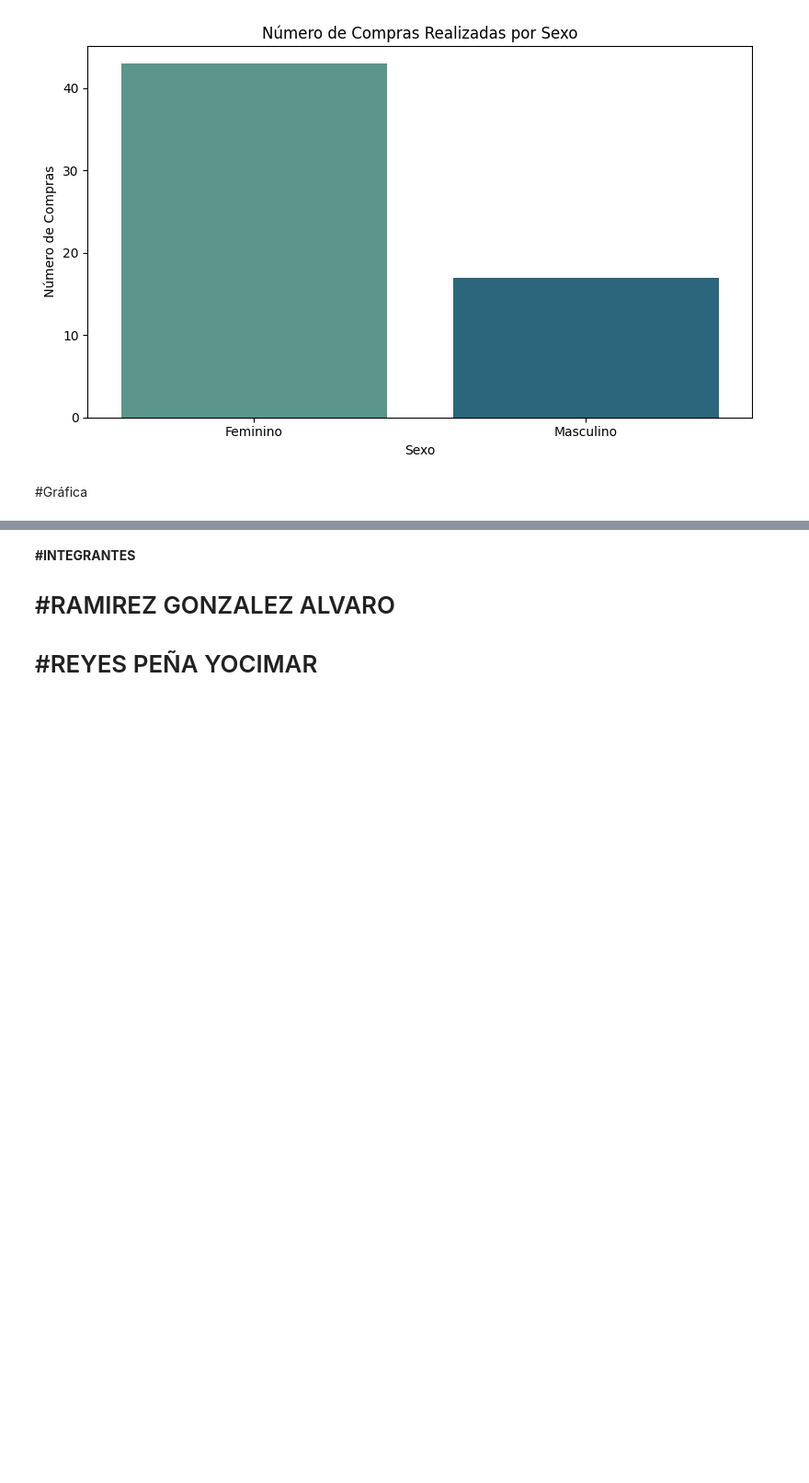
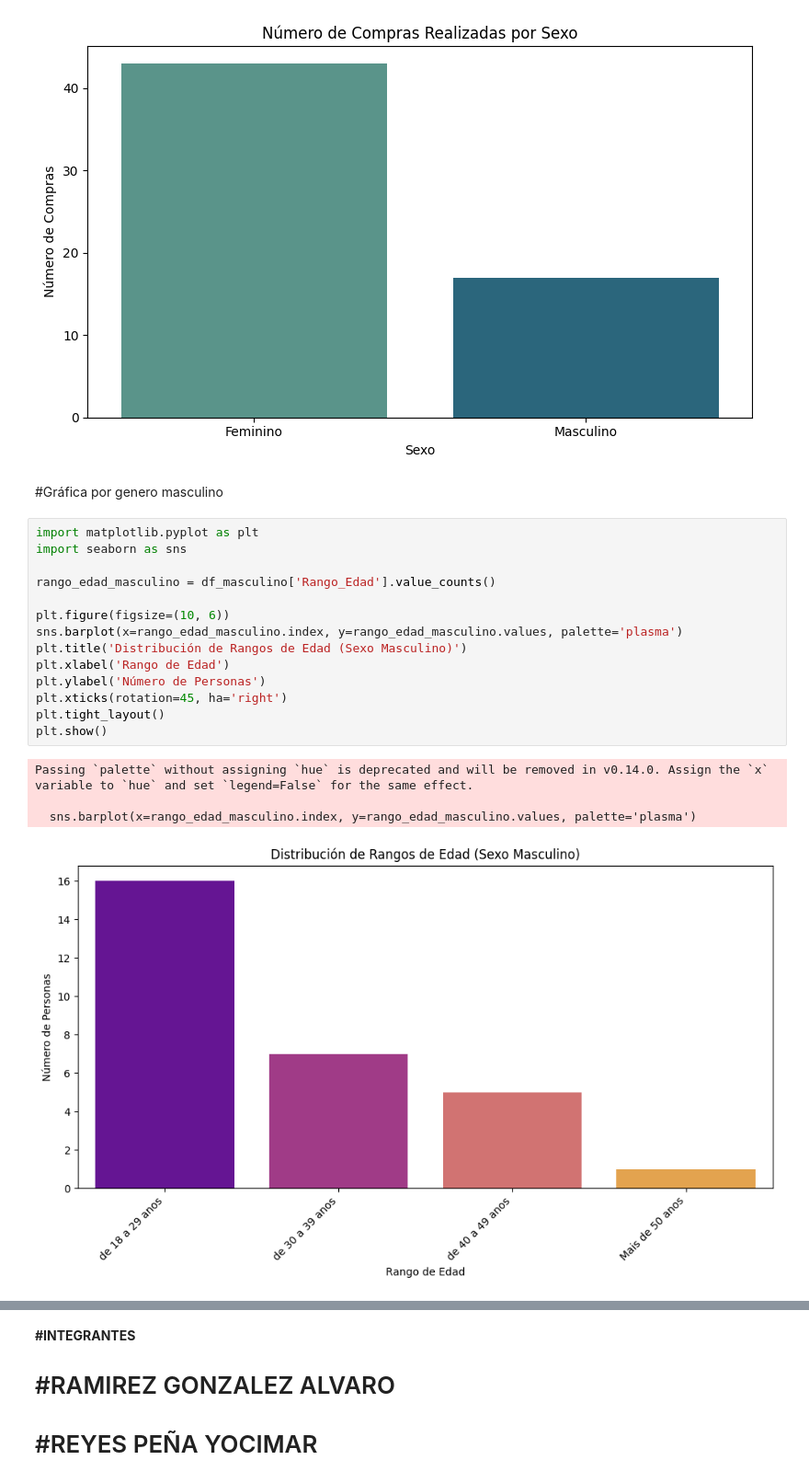
Before and after one commit to AlvaroRg-bot/redessociales, a Jupyter notebook: analisisredessociales.ipynb, the cells around one changed output, grey strips where cells are left out. Shown at 92% size. Saved outputs shown, nothing was run; the diff lists cells and outputs as text; blank space fills up the shorter version.

```diff
--- a/analisisredessociales.ipynb
+++ b/analisisredessociales.ipynb
@@ -473,4 +473,27 @@ Passing `palette` without assigning `hue` is deprecated and will be removed in v
   sns.barplot(x=conteo_sexo_compradores.index, y=conteo_sexo_compradores.values, palette='crest')
 [figure]
 # %% [markdown]
-#Gráfica
+
+
+
+
+#Gráfica por genero masculino
+# %%
+import matplotlib.pyplot as plt
+import seaborn as sns
+
+rango_edad_masculino = df_masculino['Rango_Edad'].value_counts()
+
+plt.figure(figsize=(10, 6))
+sns.barplot(x=rango_edad_masculino.index, y=rango_edad_masculino.values, palette='plasma')
+plt.title('Distribución de Rangos de Edad (Sexo Masculino)')
+plt.xlabel('Rango de Edad')
+plt.ylabel('Número de Personas')
+plt.xticks(rotation=45, ha='right')
+plt.tight_layout()
+plt.show()
+# %% [output]
+Passing `palette` without assigning `hue` is deprecated and will be removed in v0.14.0. Assign the `x` variable to `hue` and set `legend=False` for the same effect.
+
+  sns.barplot(x=rango_edad_masculino.index, y=rango_edad_masculino.values, palette='plasma')
+[figure, added]
```
Also changed, not shown: parts of 15 cells of this notebook.
